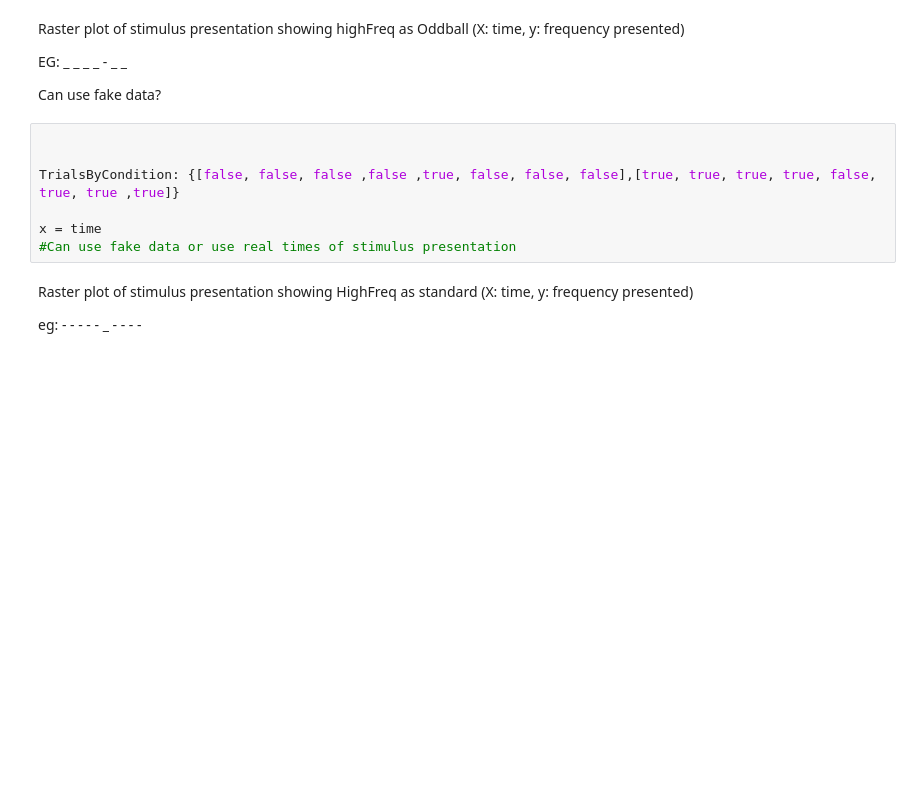
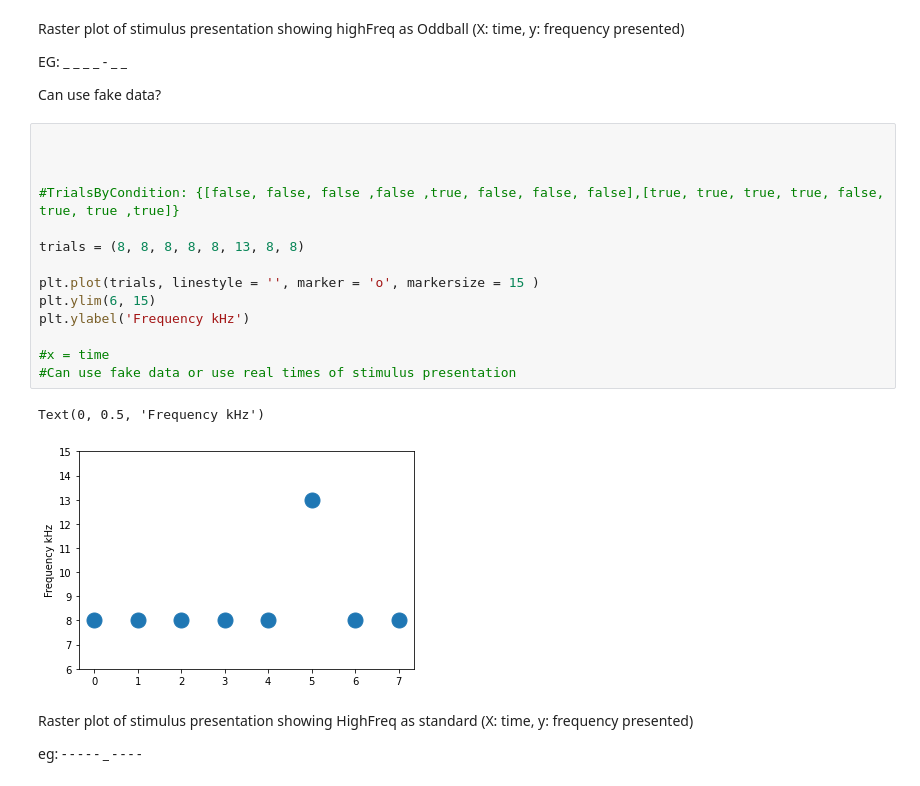
Before and after one commit to sjara/jaranotebooks, a Jupyter notebook: maxh/PseudoCodeForFigures.ipynb, the cells around one changed output. Cells and saved outputs as stored; diff of their text form; blank space fills up the shorter version.

```diff
--- a/maxh/PseudoCodeForFigures.ipynb
+++ b/maxh/PseudoCodeForFigures.ipynb
@@ -252,10 +259,20 @@ Can use fake data?
 # %%
 
 
-TrialsByCondition: {[false, false, false ,false ,true, false, false, false],[true, true, true, true, false, true, true ,true]}
 
-x = time
+#TrialsByCondition: {[false, false, false ,false ,true, false, false, false],[true, true, true, true, false, true, true ,true]}
+
+trials = (8, 8, 8, 8, 8, 13, 8, 8)
+
+plt.plot(trials, linestyle = '', marker = 'o', markersize = 15 )
+plt.ylim(6, 15)
+plt.ylabel('Frequency kHz')
+
+#x = time
 #Can use fake data or use real times of stimulus presentation
+# %% [output]
+Text(0, 0.5, 'Frequency kHz')
+[figure, added]
 # %% [markdown]
 Raster plot of stimulus presentation showing HighFreq as standard (X: time, y: frequency presented)
 
```
Also changed, not shown: parts of 21 cells of this notebook, 1 other file.
